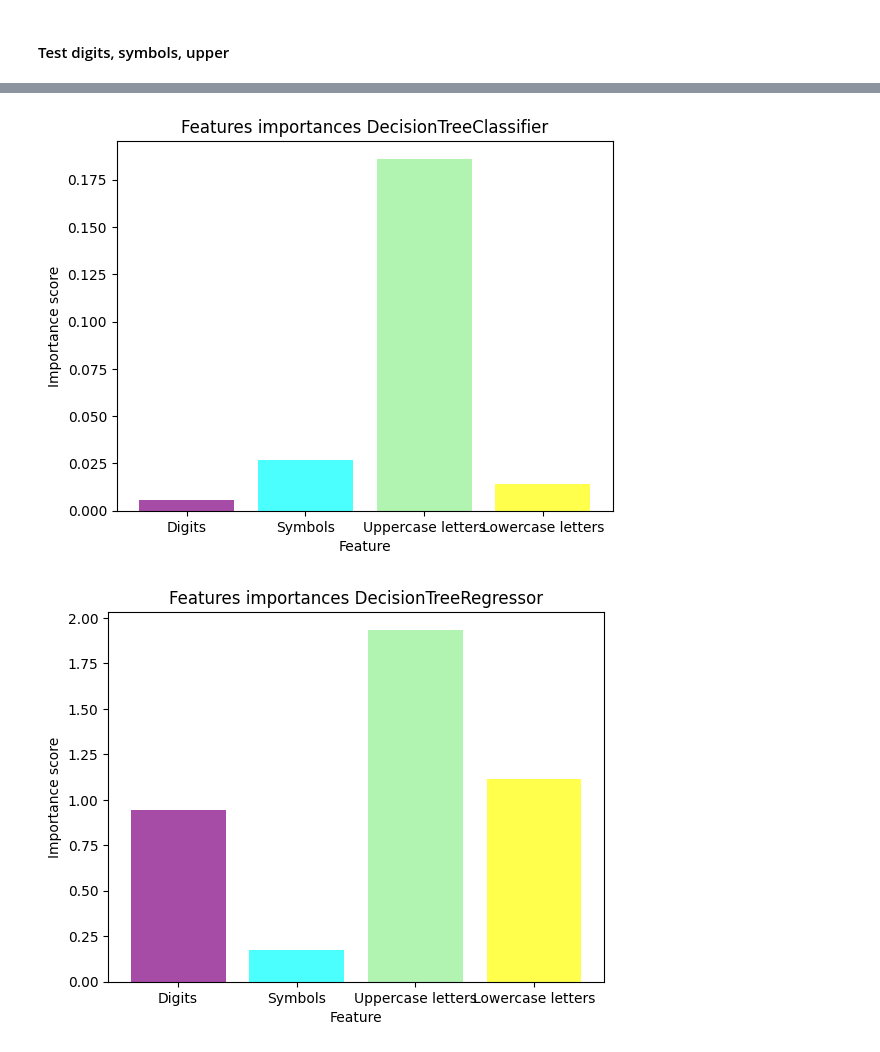
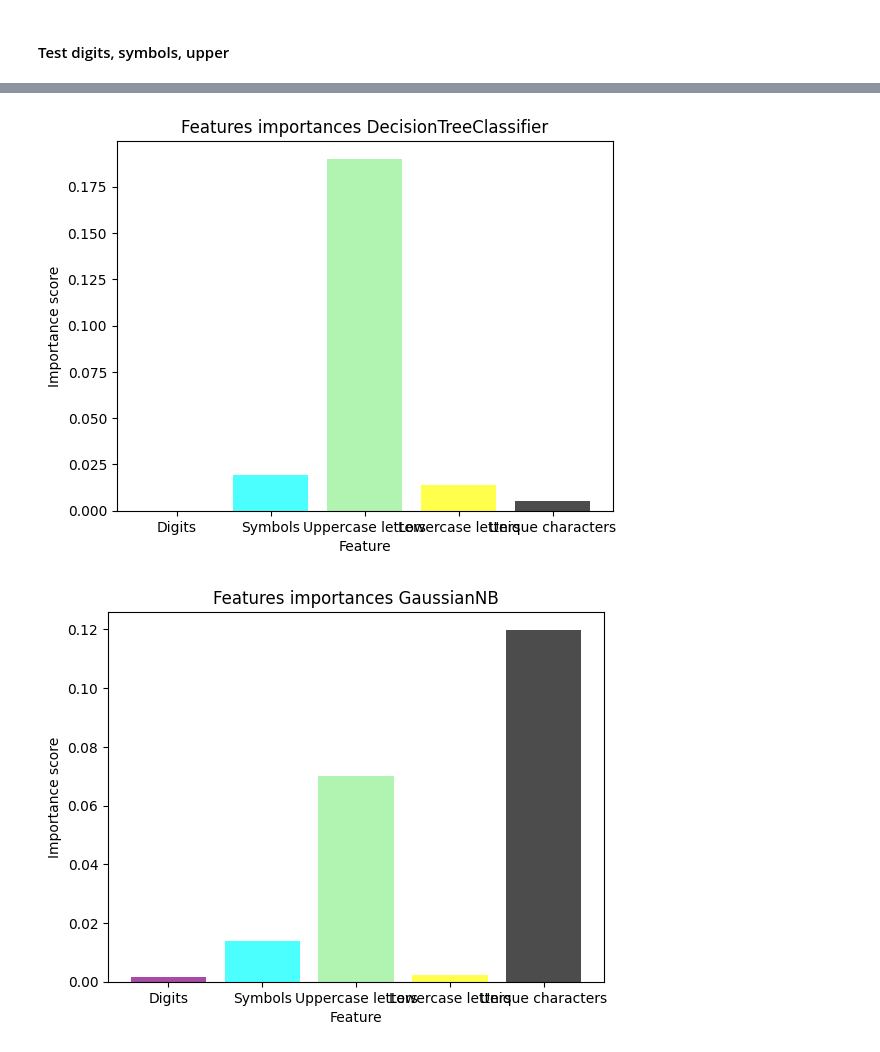
Before and after one commit to giopresenti98/ML-Project, a Jupyter notebook: test_password_strenght_classification copy.ipynb, the cells around one changed output, grey strips where cells are left out. Drawn from its saved outputs; the diff is of its cells as text; code cells hidden in the pictures.

Commit message:
unique characters + output

```diff
--- a/test_password_strenght_classification copy.ipynb
+++ b/test_password_strenght_classification copy.ipynb
@@ -12,8 +12,8 @@ import pandas as pd
 import os
 
 # Constants to define the number of training and testing samples
-N_TRAIN = 5000
-N_TEST =  50000
+N_TRAIN = 1000
+N_TEST =  100000
 
 
 # Load the dataset
@@ -151,12 +156,13 @@ from sklearn.svm import SVC
 KNN_clf = KNeighborsClassifier(n_neighbors=5)
 SVM_clf = SVC(kernel="rbf")
 DT_clf = DecisionTreeClassifier(criterion="entropy", max_depth=3, random_state=0)
-DT_reg = DecisionTreeRegressor()
+#DT_reg = DecisionTreeRegressor()
 GNB_clf = GaussianNB()
 SGD_reg = SGDClassifier(loss="hinge", penalty="l2")
 
 # List of classifiers to be trained and tested
-clfs = [KNN_clf, SVM_clf, DT_clf, DT_reg, GNB_clf, SGD_reg]
+#clfs = [KNN_clf, SVM_clf, DT_clf, DT_reg, GNB_clf, SGD_reg]
+clfs = [KNN_clf, SVM_clf, DT_clf, GNB_clf, SGD_reg]
 # %% [markdown]
 #### Classifiers training and evaluation
 # %%
@@ -341,6 +331,6 @@ for clf in clfs:
     results = permutation_importance(clf, xts, yts, n_repeats=10, random_state=0)
     importances = results.importances_mean
 
-    feature_names=["Length", "Digits", "Symbols", "Uppercase letters", "Lowercase letters"]
+    feature_names=["Length", "Digits", "Symbols", "Uppercase letters", "Lowercase letters", "Unique characters"]
     feature_importance_histogram(importances, feature_names, title=f"Features importances {clf.__class__.__name__}")
 # %% [output]
@@ -494,36 +533,4 @@ for clf in clfs:
 # %%
-# Extract features
-pass_length_train = data_shuffled["password"].str.len().head(N_TRAIN).values
-digits_train = (data_shuffled["password"].head(N_TRAIN).apply(lambda x: len([c for c in x if c.isdigit()])).values)
-symbols_train = (data_shuffled["password"].head(N_TRAIN).apply(lambda x: len([c for c in x if not c.isalnum()])).values)
-upper_train = (data_shuffled["password"].head(N_TRAIN).apply(lambda x: len([c for c in x if c.isupper()])).values)
-lower_train = (data_shuffled["password"].head(N_TRAIN).apply(lambda x: len([c for c in x if c.islower()])).values)
-
-pass_length_test = data_shuffled["password"].str.len().tail(N_TEST).values
-digits_test = (data_shuffled["password"].tail(N_TEST).apply(lambda x: len([c for c in x if c.isdigit()])).values)
-symbols_test = (data_shuffled["password"].tail(N_TEST).apply(lambda x: len([c for c in x if not c.isalnum()])).values)
-upper_test = (data_shuffled["password"].tail(N_TEST).apply(lambda x: len([c for c in x if c.isupper()])).values)
-lower_test = (data_shuffled["password"].tail(N_TEST).apply(lambda x: len([c for c in x if c.islower()])).values)
-
-# Normalize features by password length (avoid division by zero)
-digits_train_norm = digits_train / np.where(pass_length_train == 0, 1, pass_length_train)
-symbols_train_norm = symbols_train / np.where(pass_length_train == 0, 1, pass_length_train)
-upper_train_norm = upper_train / np.where(pass_length_train == 0, 1, pass_length_train)
-lower_train_norm = lower_train / np.where(pass_length_train == 0, 1, pass_length_train)
-
-digits_test_norm = digits_test / np.where(pass_length_test == 0, 1, pass_length_test)
-symbols_test_norm = symbols_test / np.where(pass_length_test == 0, 1, pass_length_test)
-upper_test_norm = upper_test /  np.where(pass_length_test == 0, 1, pass_length_test)
-lower_test_norm = lower_test /  np.where(pass_length_test == 0, 1, pass_length_test)
-
-# Split the dataset into features and target variable
-xtr = np.array([digits_train_norm, symbols_train_norm, upper_train_norm, lower_train_norm]).T
-ytr = data_shuffled["strength"].head(N_TRAIN).values
-
-xts = np.array([digits_test_norm, symbols_test_norm, upper_test_norm, lower_test_norm]).T
-yts = data_shuffled["strength"].tail(N_TEST).values
-
-
 # Fit each classifier, make predictions, and evaluate performance
 for clf in clfs:
 
@@ -644,6 +630,6 @@ for clf in clfs:
     results = permutation_importance(clf, xts, yts, n_repeats=10, random_state=0)
     importances = results.importances_mean
 
-    feature_names=["Digits", "Symbols", "Uppercase letters", "Lowercase letters"]
+    feature_names=["Digits", "Symbols", "Uppercase letters", "Lowercase letters", "Unique characters"]
     feature_importance_histogram(importances, feature_names, title=f"Features importances {clf.__class__.__name__}")
 # %% [output]
@@ -652,2 +638,2 @@ for clf in clfs:
-[figure, old version]
+[figure, new version]
-[figure, old version]
+[figure, new version]
```
Also changed, not shown: parts of 9 cells of this notebook.
